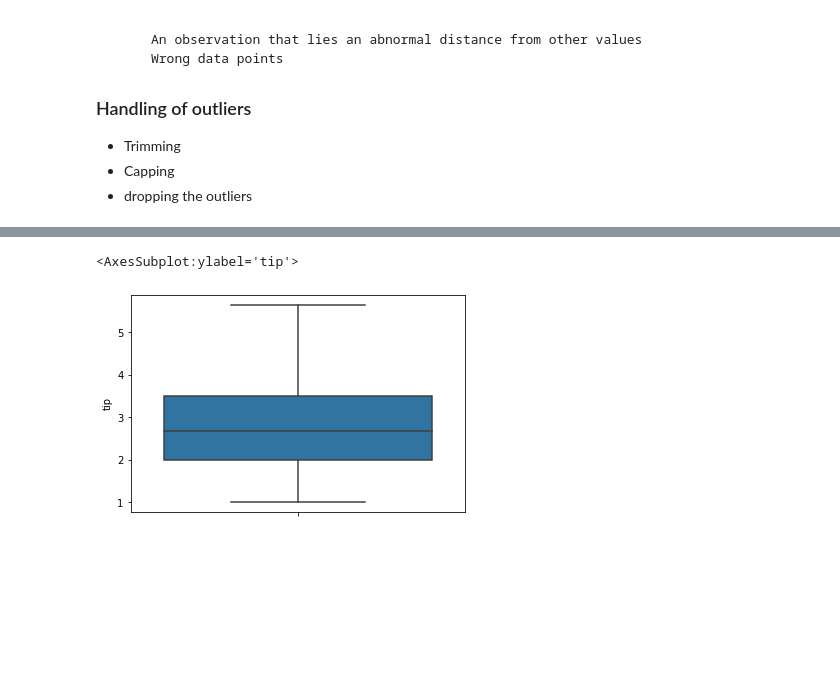
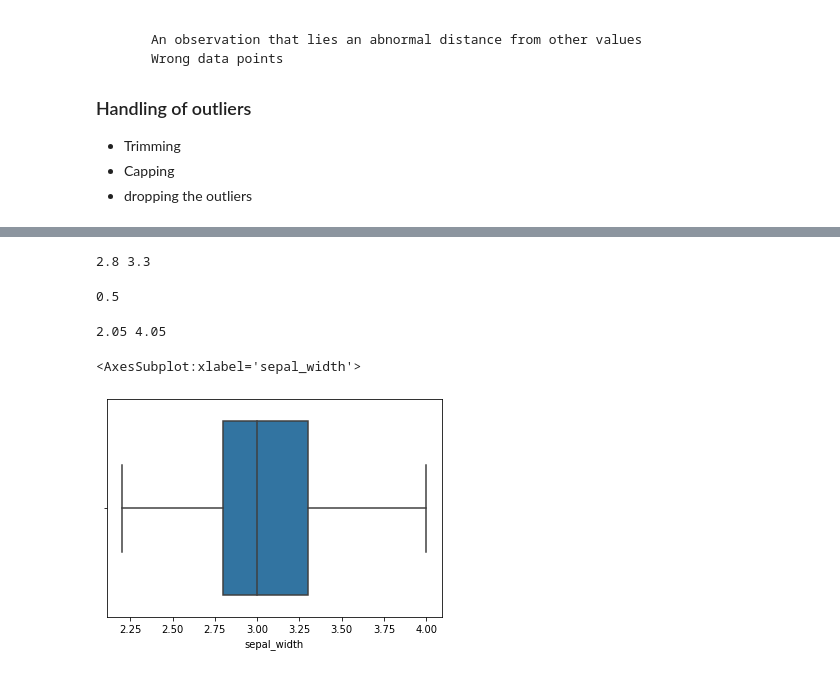
Before and after one commit to Shobi93/Statistics-removing-the-outliers, a Jupyter notebook: Statistics.ipynb, the cells around one changed output, grey strips where cells are left out. Saved outputs shown, nothing was run; the diff lists cells and outputs as text; code cells hidden in the pictures; blank space fills up the shorter version.

```diff
--- a/Statistics.ipynb
+++ b/Statistics.ipynb
@@ -200,11 +233,27 @@ plt.show()
+# %%
+print(q1,q3)
+# %% [output]
+2.8 3.3
+# %%
+IQR=q3-q1
+IQR
+# %% [output]
+0.5
+# %%
+lower_range=q1-(IQR*1.5)
+upper_range=q3+(IQR*1.5)
+# %%
+print(lower_range, upper_range)
+# %% [output]
+2.05 4.05
 # %%
 # Trimming the outliers
-tips_outliers = np.where(X["tip"] > upper_range, True,
-                np.where(X["tip"] < lower_range, True, False))
+sepal_width_outliers = np.where(X["sepal_width"] > upper_range, True,
+                np.where(X["sepal_width"] < lower_range, True, False))
 # %%
-tips_without_outliers = X.loc[~(tips_outliers)]
+sepal_width_without_outliers = X.loc[~(sepal_width_outliers)]
 # %%
-sns.boxplot( y='tip', data=tips_without_outliers)
+sns.boxplot( x='sepal_width', data=sepal_width_without_outliers)
 # %% [output]
-<AxesSubplot:ylabel='tip'>
+<AxesSubplot:xlabel='sepal_width'>
-[figure, old version]
+[figure, new version]
```
Also changed, not shown: parts of 21 cells of this notebook.
